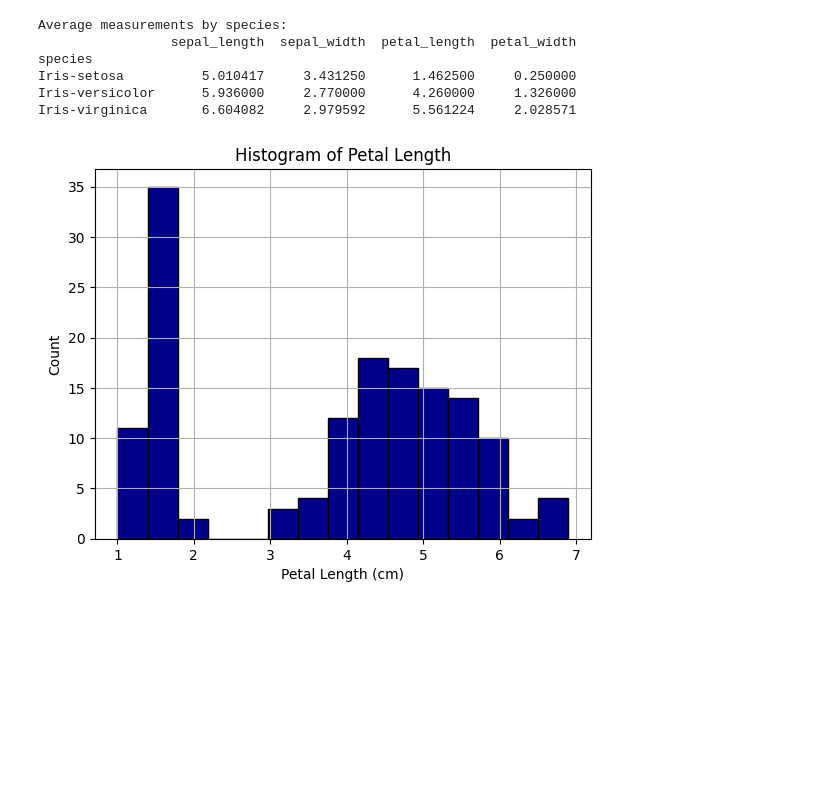
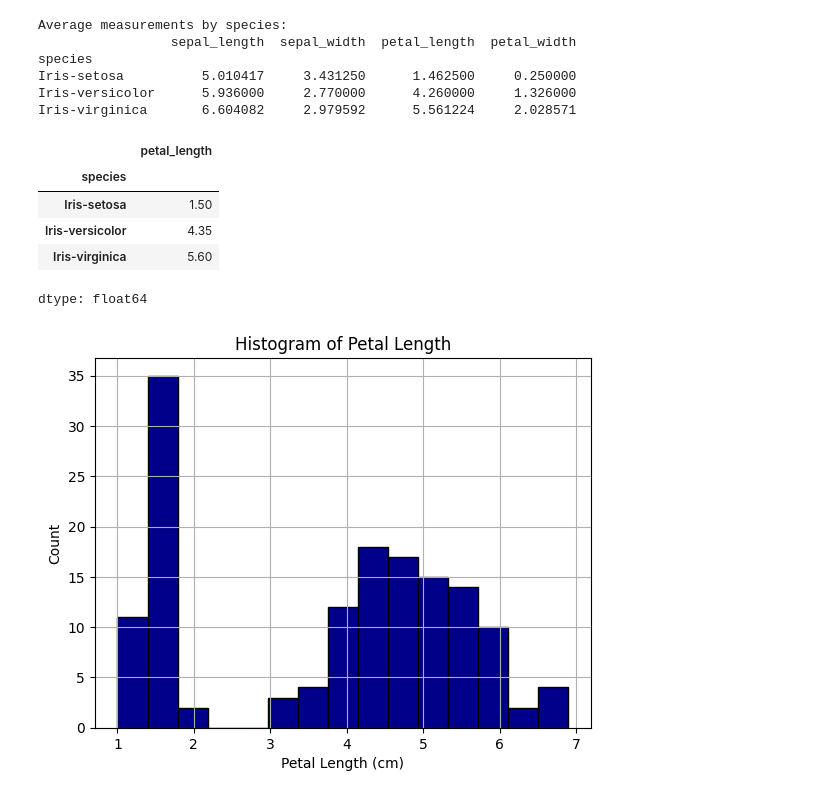
Before and after one commit to DavisReinhard/iris-analysis-group1, a Jupyter notebook: iris_project.ipynb, the cells around one changed output. Cells and saved outputs as stored; diff of their text form; code cells hidden in the pictures; blank space fills up the shorter version.

```diff
--- a/iris_project.ipynb
+++ b/iris_project.ipynb
@@ -292,6 +292,15 @@ species
 Iris-setosa          5.010417     3.431250      1.462500     0.250000
 Iris-versicolor      5.936000     2.770000      4.260000     1.326000
 Iris-virginica       6.604082     2.979592      5.561224     2.028571
+# %%
+df.groupby("species")["petal_length"].median() #Calculating the median petal_length for each species.
+# %% [output]
+|  | petal_length |
+| species |  |
+| Iris-setosa | 1.50 |
+| Iris-versicolor | 4.35 |
+| Iris-virginica | 5.60 |
+dtype: float64
 # %%
 import matplotlib.pyplot as plt #We are importing the matplotlib.pyplot and giving it the alias of plt so we dont have to retype teh full name
 # Histogram for petal length
```
Also changed, not shown: parts of 1 cell of this notebook.
